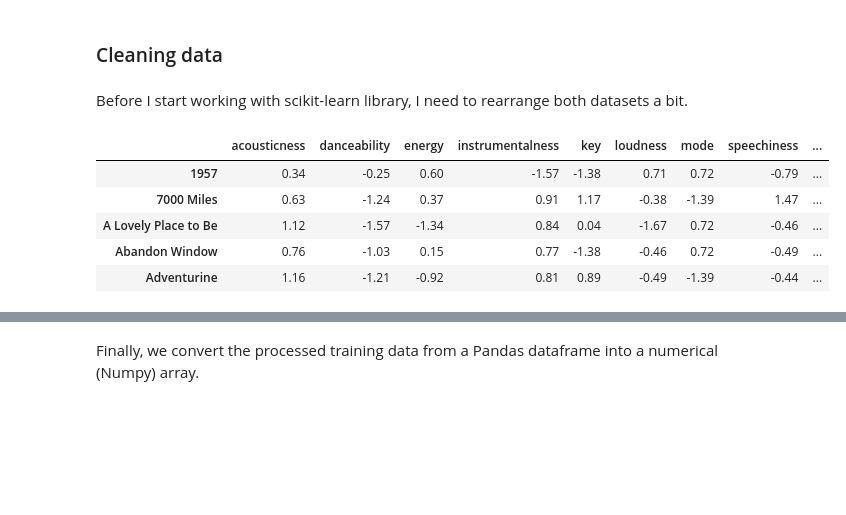
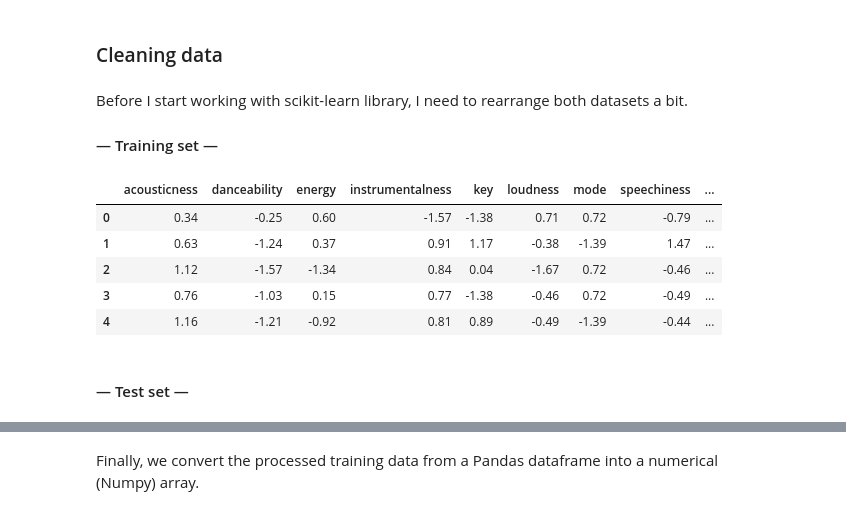
Before and after one commit to medennikova/itunes-music-analysis, a Jupyter notebook: music_analysis.ipynb, the cells around one changed output, grey strips where cells are left out. Saved outputs shown, nothing was run; the diff lists cells and outputs as text; code cells hidden in the pictures; blank space fills up the shorter version.

```diff
--- a/music_analysis.ipynb
+++ b/music_analysis.ipynb
@@ -198,17 +194,25 @@ I have two sets with song data. Next I read in data from both databases and take
 # %%
 def read_db_in_pandas(db):
-    """ Read the DB."""
-    # Transpose data to have keys as index.
+    """ Read the DB and return
+    cleaned version.
+    """
+    # transpose data
     df = pd.DataFrame(dict(db)).T
 
-    # Remove rows with no data for a song.
+    # remove rows with no data for a song
     df_clean = df[df['No_data'] != 1]
 
-    # Convert columns into numbers.
+    # convert columns into numbers
     df_clean = df_clean.convert_objects(convert_numeric=True)
 
-    # Remove the 'No_data' column.
-    df_clean = df_clean.drop('No_data', 1)
+    # convert index into a column
+    df_clean.reset_index(level=0, inplace=True)
+    df_clean.rename(columns = {'index': 'song_title'},
+                    inplace=True)
+
+    # remove the 'No_data' column
+    df_clean.drop('No_data', 1,
+                  inplace=True)
     return df_clean
 # %% [markdown]
 ### Test data
@@ -379,35 +386,32 @@ Ironically, the 'focus' class is the least focused.
 ### Cleaning data
 # %% [markdown]
 Before I start working with scikit-learn library, I need to rearrange both datasets a bit.
+#### — Training set —
 # %%
 # Training dataset
-# keep values only in numerical form
-cols = train_df.select_dtypes(exclude=[object]).columns
-train_matrix = train_df[cols]
-
-# standardize features
-# exclude 'num_cat' column
-train_matrix.iloc[:, :11] = train_matrix.apply(lambda x: (x - np.mean(x))
-                                               / np.std(x))
-
-# move the label column to the left-most column
-cols_list = train_matrix.columns.tolist()
-cols_list = [cols_list[-1]] + cols_list[0:-1]
-train_matrix = train_matrix[cols_list]
 
 # target data
 target = train_df.num_cat
 
+# keep only numerical values
+cols = train_df.select_dtypes(exclude=[object]).columns
+train_matrix = train_df[cols]
+
 # remove target column
 train_matrix = train_matrix.drop(['num_cat'], axis=1)
 
-# review the dataset
+# standardize features
+train_matrix = train_matrix.apply(lambda x: (x - np.mean(x))
+                                               / np.std(x))
+# review the set
 train_matrix.head()
 # %% [output]
 |  | acousticness | danceability | energy | instrumentalness | key | loudness | mode | speechiness | ... |
-| 1957 | 0.34 | -0.25 | 0.60 | -1.57 | -1.38 | 0.71 | 0.72 | -0.79 | ... |
-| 7000 Miles | 0.63 | -1.24 | 0.37 | 0.91 | 1.17 | -0.38 | -1.39 | 1.47 | ... |
-| A Lovely Place to Be | 1.12 | -1.57 | -1.34 | 0.84 | 0.04 | -1.67 | 0.72 | -0.46 | ... |
-| Abandon Window | 0.76 | -1.03 | 0.15 | 0.77 | -1.38 | -0.46 | 0.72 | -0.49 | ... |
-| Adventurine | 1.16 | -1.21 | -0.92 | 0.81 | 0.89 | -0.49 | -1.39 | -0.44 | ... |
+| 0 | 0.34 | -0.25 | 0.60 | -1.57 | -1.38 | 0.71 | 0.72 | -0.79 | ... |
+| 1 | 0.63 | -1.24 | 0.37 | 0.91 | 1.17 | -0.38 | -1.39 | 1.47 | ... |
+| 2 | 1.12 | -1.57 | -1.34 | 0.84 | 0.04 | -1.67 | 0.72 | -0.46 | ... |
+| 3 | 0.76 | -1.03 | 0.15 | 0.77 | -1.38 | -0.46 | 0.72 | -0.49 | ... |
+| 4 | 1.16 | -1.21 | -0.92 | 0.81 | 0.89 | -0.49 | -1.39 | -0.44 | ... |
+# %% [markdown]
+#### — Test set —
 # %%
```
Also changed, not shown: parts of 67 cells of this notebook.
